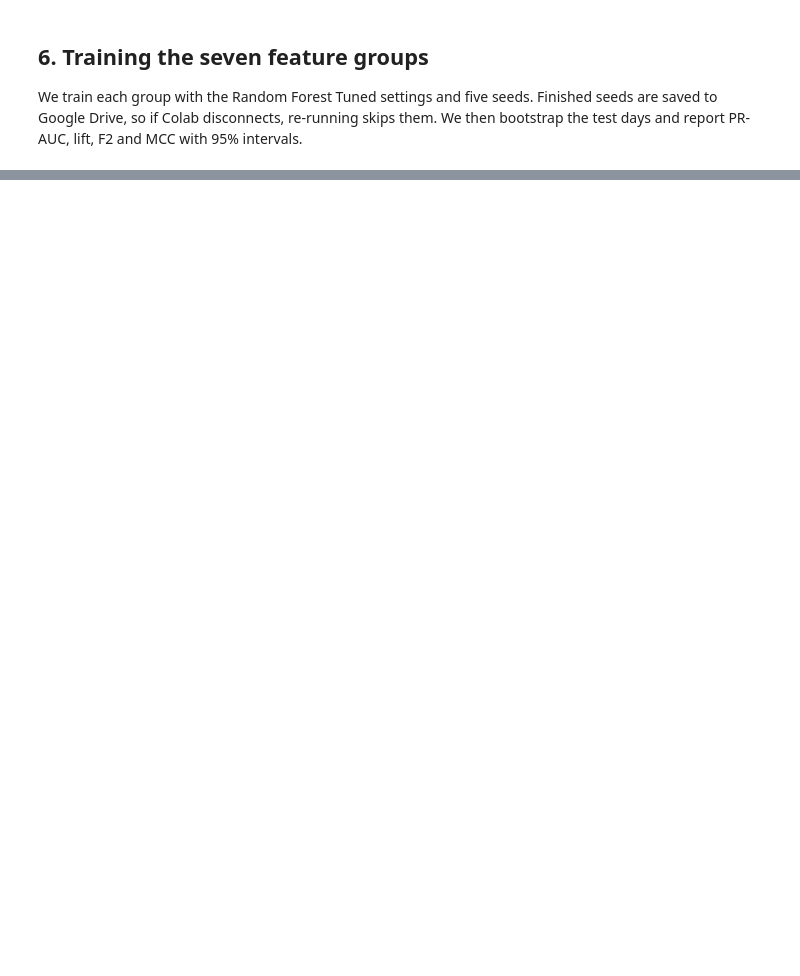
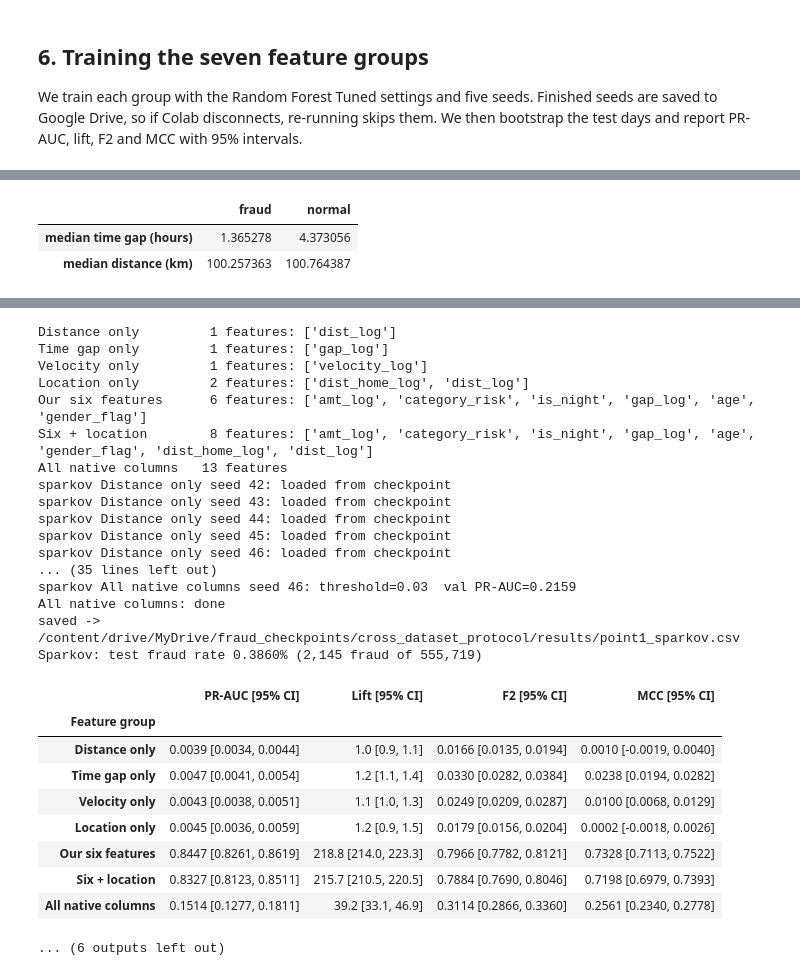
Before and after one commit to subbareddypullalacheruvu/Major-Project-Robust-Fraud-Detection-with-Spatial-Temporal-Features-and-Class-Imbalance-Learning-, a Jupyter notebook: notebooks/cross_dataset_protocol.ipynb, the cells around one changed output, grey strips where cells are left out. Cells and saved outputs as stored; diff of their text form; code cells hidden in the pictures; blank space fills up the shorter version.

Commit message:
Run all three datasets in one cross_dataset_protocol notebook

```diff
--- a/notebooks/cross_dataset_protocol.ipynb
+++ b/notebooks/cross_dataset_protocol.ipynb
@@ -130,10 +154,10 @@ Each dataset stores its columns differently, so we write one loader per dataset.
 # %%
 # 2.1 One loader per dataset
-def csv_files():
-    return glob.glob(f'{DATA_DIR}/**/*.csv', recursive=True)
+def csv_files(ds):
+    return glob.glob(f'{data_dir(ds)}/**/*.csv', recursive=True)
 
 def load_sparkov():
-    files = csv_files()
+    files = csv_files('sparkov')
     tr = pd.read_csv(next(f for f in files if f.endswith('fraudTrain.csv')))
     te = pd.read_csv(next(f for f in files if f.endswith('fraudTest.csv')))
     tr['_split'], te['_split'] = 'train', 'test'          # Kaggle's own train/test files, as in all our notebooks
@@ -153,7 +177,7 @@ def load_sparkov():
     return d, native, text
 
 def load_tabformer():
-    files = csv_files()
+    files = csv_files('tabformer')
     users_csv = next(f for f in files if 'user' in os.path.basename(f).lower()
                      and 'transaction' not in os.path.basename(f).lower())
     txn_csv = max((f for f in files if 'transaction' in os.path.basename(f).lower()), key=os.path.getsize)
@@ -186,7 +210,7 @@ def load_tabformer():
     return d, native, text
 
 def load_cc2026():
-    d = pd.read_csv(max(csv_files(), key=os.path.getsize), low_memory=False)
+    d = pd.read_csv(max(csv_files('cc2026'), key=os.path.getsize), low_memory=False)
     raw_cols = list(d.columns)
     d['_time'] = pd.to_datetime(d['transaction_datetime'], errors='coerce')
     d['_y'] = pd.to_numeric(d['is_fraud'], errors='coerce').fillna(0).astype(int)
@@ -204,7 +228,4 @@ def load_cc2026():
             'customer_state', 'transaction_channel', 'device_type', 'browser', 'email_domain'}
     return d, native, text
 
-d, NATIVE_COLS, TEXT_COLS = {'sparkov': load_sparkov, 'tabformer': load_tabformer, 'cc2026': load_cc2026}[DATASET]()
-print(f'{len(d):,} rows, {d["_card"].nunique():,} cards, fraud rate {d["_y"].mean():.4%}')
-print(f'{d["_time"].min()} to {d["_time"].max()}')
-print(f'{len(NATIVE_COLS)} native columns:', NATIVE_COLS)
+LOADERS = {'sparkov': load_sparkov, 'tabformer': load_tabformer, 'cc2026': load_cc2026}
@@ -455,0 +406,34 @@ cc2026: test fraud rate 2.0881% (418 fraud of 20,018)
+# %%
+# 7.1 One dataset after another
+os.makedirs('results', exist_ok=True)
+GROUPS = None
+for ds in DATASETS:
+    print('=' * 100, f'\n{NAMES[ds]}\n' + '=' * 100)
+    d, NATIVE_COLS, TEXT_COLS = LOADERS[ds]()
+    print(f'{len(d):,} rows, {d["_card"].nunique():,} cards, fraud rate {d["_y"].mean():.4%}')
+    print(f'{d["_time"].min()} to {d["_time"].max()}')
+    print(f'{len(NATIVE_COLS)} native columns:', NATIVE_COLS)
+
+    d, LOCATION = build_features(d, ds)
+    display(gap_check(d, ds))
+
+    train_sub, val, test = split_by_time(d, ds)
+    del d; gc.collect()
+
+    NATIVE_FEATURES, native_info = encode(train_sub, val, test, ds, NATIVE_COLS, TEXT_COLS)
+    display(native_info)
+
+    GROUPS = feature_groups(LOCATION, NATIVE_FEATURES)
+    for g, cols in GROUPS.items():
+        print(f'{g:20s} {len(cols):2d} features' + (f': {cols}' if g != 'All native columns' else ''))
+
+    result = train_and_score(train_sub, val, test, ds, GROUPS)
+    out = f"{RESULTS_DIR}/point1_{ds}{'_quick' if QUICK else ''}.csv"
+    result.to_csv(out, index=False)
+    result.to_csv(f"results/point1_{ds}{'_quick' if QUICK else ''}.csv", index=False)
+    print('saved ->', out)
+    print(f"{NAMES[ds]}: test fraud rate {result['Prevalence'].iloc[0]:.4%} "
+          f"({result['Test fraud'].iloc[0]:,} fraud of {result['Test rows'].iloc[0]:,})")
+    display(results_table(result))
+    del train_sub, val, test; gc.collect()
+# %% [output]
@@ -455,0 +502,3 @@ cc2026: test fraud rate 2.0881% (418 fraud of 20,018)
+|  | fraud | normal |
+| median time gap (hours) | 1.365278 | 4.373056 |
+| median distance (km) | 100.257363 | 100.764387 |
@@ -456 +523,28 @@ cc2026: test fraud rate 2.0881% (418 fraud of 20,018)
+Distance only         1 features: ['dist_log']
+Time gap only         1 features: ['gap_log']
+Velocity only         1 features: ['velocity_log']
+Location only         2 features: ['dist_home_log', 'dist_log']
+Our six features      6 features: ['amt_log', 'category_risk', 'is_night', 'gap_log', 'age', 'gender_flag']
+Six + location        8 features: ['amt_log', 'category_risk', 'is_night', 'gap_log', 'age', 'gender_flag', 'dist_home_log', 'dist_log']
+All native columns   13 features
+sparkov Distance only seed 42: loaded from checkpoint
+sparkov Distance only seed 43: loaded from checkpoint
+sparkov Distance only seed 44: loaded from checkpoint
+sparkov Distance only seed 45: loaded from checkpoint
+sparkov Distance only seed 46: loaded from checkpoint
+... (35 lines left out)
+sparkov All native columns seed 46: threshold=0.03  val PR-AUC=0.2159
+All native columns: done
+saved -> /content/drive/MyDrive/fraud_checkpoints/cross_dataset_protocol/results/point1_sparkov.csv
+Sparkov: test fraud rate 0.3860% (2,145 fraud of 555,719)
+|  | PR-AUC [95% CI] | Lift [95% CI] | F2 [95% CI] | MCC [95% CI] |
+| Feature group |  |  |  |  |
+| Distance only | 0.0039 [0.0034, 0.0044] | 1.0 [0.9, 1.1] | 0.0166 [0.0135, 0.0194] | 0.0010 [-0.0019, 0.0040] |
+| Time gap only | 0.0047 [0.0041, 0.0054] | 1.2 [1.1, 1.4] | 0.0330 [0.0282, 0.0384] | 0.0238 [0.0194, 0.0282] |
+| Velocity only | 0.0043 [0.0038, 0.0051] | 1.1 [1.0, 1.3] | 0.0249 [0.0209, 0.0287] | 0.0100 [0.0068, 0.0129] |
+| Location only | 0.0045 [0.0036, 0.0059] | 1.2 [0.9, 1.5] | 0.0179 [0.0156, 0.0204] | 0.0002 [-0.0018, 0.0026] |
+| Our six features | 0.8447 [0.8261, 0.8619] | 218.8 [214.0, 223.3] | 0.7966 [0.7782, 0.8121] | 0.7328 [0.7113, 0.7522] |
+| Six + location | 0.8327 [0.8123, 0.8511] | 215.7 [210.5, 220.5] | 0.7884 [0.7690, 0.8046] | 0.7198 [0.6979, 0.7393] |
+| All native columns | 0.1514 [0.1277, 0.1811] | 39.2 [33.1, 46.9] | 0.3114 [0.2866, 0.3360] | 0.2561 [0.2340, 0.2778] |
+... (6 outputs left out)
 # %% [markdown]
```
Also changed, not shown: parts of 17 cells of this notebook.
